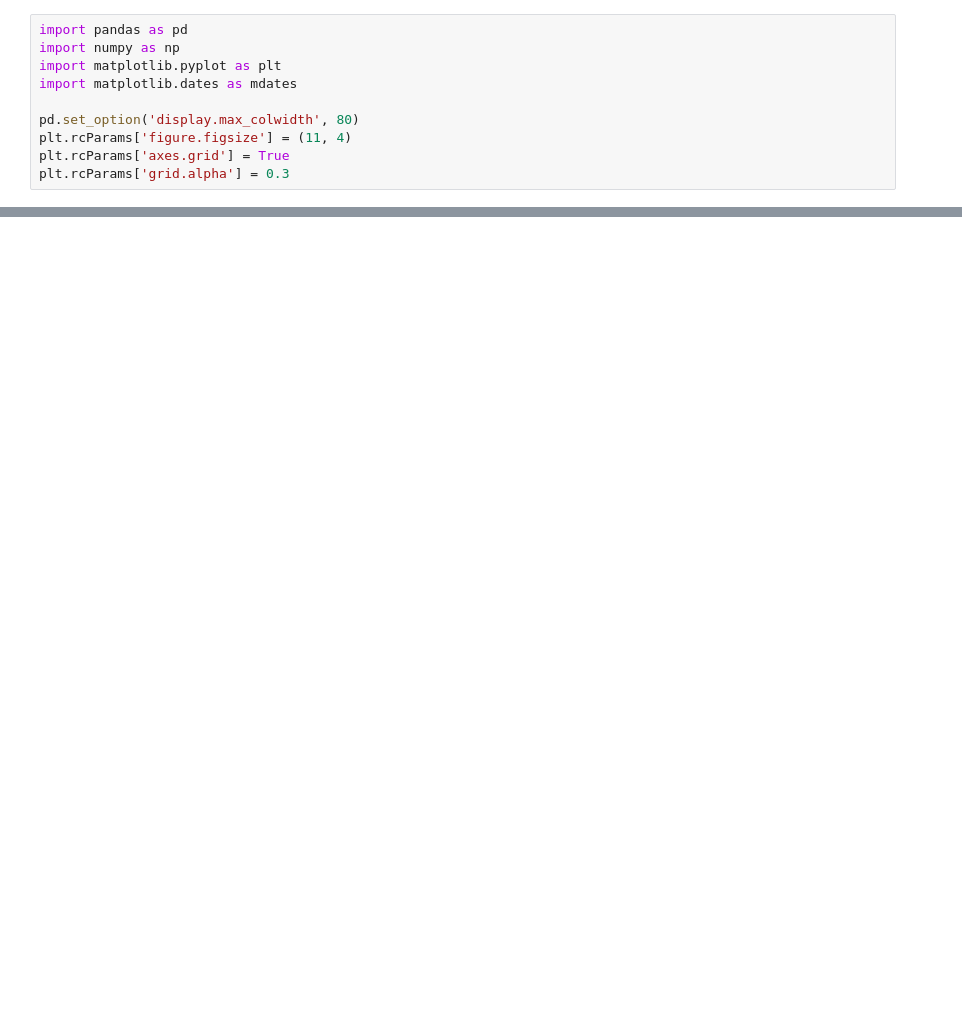
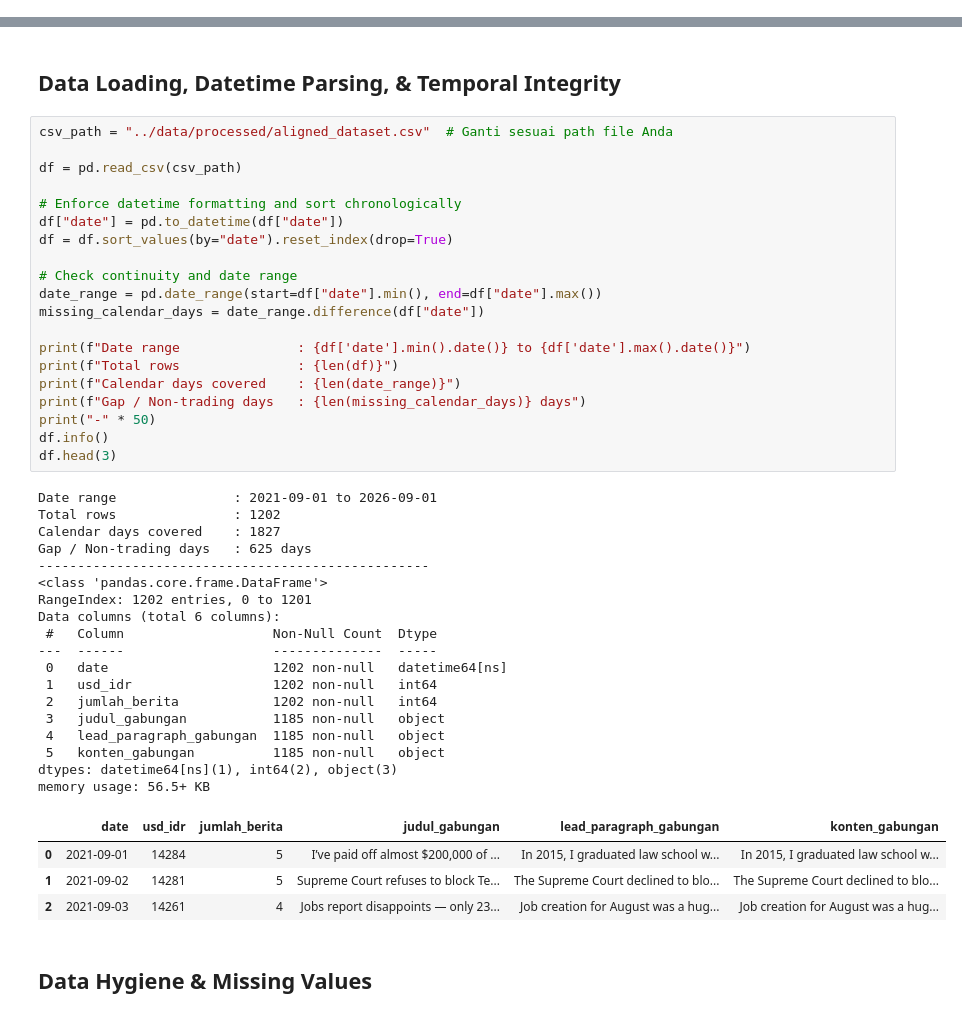
Before and after one commit to Plumz17/nlp-geopolitics-usa, a Jupyter notebook: notebook/eda.ipynb, the cells around one changed output, grey strips where cells are left out. Drawn from its saved outputs; the diff is of its cells as text; blank space fills up the shorter version.

```diff
--- a/notebook/eda.ipynb
+++ b/notebook/eda.ipynb
@@ -12,10 +0,0 @@ gabungan berita harian) sebelum membangun ekstraksi fitur NLP dan model baseline
-# %%
-import pandas as pd
-import numpy as np
-import matplotlib.pyplot as plt
-import matplotlib.dates as mdates
-
-pd.set_option('display.max_colwidth', 80)
-plt.rcParams['figure.figsize'] = (11, 4)
-plt.rcParams['axes.grid'] = True
-plt.rcParams['grid.alpha'] = 0.3
@@ -261,0 +44,47 @@ artikel tidak mendominasi begitu saja.
+# %% [markdown]
+## Data Loading, Datetime Parsing, & Temporal Integrity
+# %%
+csv_path = "../data/processed/aligned_dataset.csv"  # Ganti sesuai path file Anda
+
+df = pd.read_csv(csv_path)
+
+# Enforce datetime formatting and sort chronologically
+df["date"] = pd.to_datetime(df["date"])
+df = df.sort_values(by="date").reset_index(drop=True)
+
+# Check continuity and date range
+date_range = pd.date_range(start=df["date"].min(), end=df["date"].max())
+missing_calendar_days = date_range.difference(df["date"])
+
+print(f"Date range               : {df['date'].min().date()} to {df['date'].max().date()}")
+print(f"Total rows               : {len(df)}")
+print(f"Calendar days covered    : {len(date_range)}")
+print(f"Gap / Non-trading days   : {len(missing_calendar_days)} days")
+print("-" * 50)
+df.info()
+df.head(3)
+# %% [output]
+Date range               : 2021-09-01 to 2026-09-01
+Total rows               : 1202
+Calendar days covered    : 1827
+Gap / Non-trading days   : 625 days
+--------------------------------------------------
+<class 'pandas.core.frame.DataFrame'>
+RangeIndex: 1202 entries, 0 to 1201
+Data columns (total 6 columns):
+ #   Column                   Non-Null Count  Dtype
+---  ------                   --------------  -----
+ 0   date                     1202 non-null   datetime64[ns]
+ 1   usd_idr                  1202 non-null   int64
+ 2   jumlah_berita            1202 non-null   int64
+ 3   judul_gabungan           1185 non-null   object
+ 4   lead_paragraph_gabungan  1185 non-null   object
+ 5   konten_gabungan          1185 non-null   object
+dtypes: datetime64[ns](1), int64(2), object(3)
+memory usage: 56.5+ KB
+|  | date | usd_idr | jumlah_berita | judul_gabungan | lead_paragraph_gabungan | konten_gabungan |
+| 0 | 2021-09-01 | 14284 | 5 | I’ve paid off almost $200,000 of ... | In 2015, I graduated law school w... | In 2015, I graduated law school w... |
+| 1 | 2021-09-02 | 14281 | 5 | Supreme Court refuses to block Te... | The Supreme Court declined to blo... | The Supreme Court declined to blo... |
+| 2 | 2021-09-03 | 14261 | 4 | Jobs report disappoints — only 23... | Job creation for August was a hug... | Job creation for August was a hug... |
+# %% [markdown]
+## Data Hygiene & Missing Values
```
Also changed, not shown: parts of 36 cells of this notebook, 4 other files.
